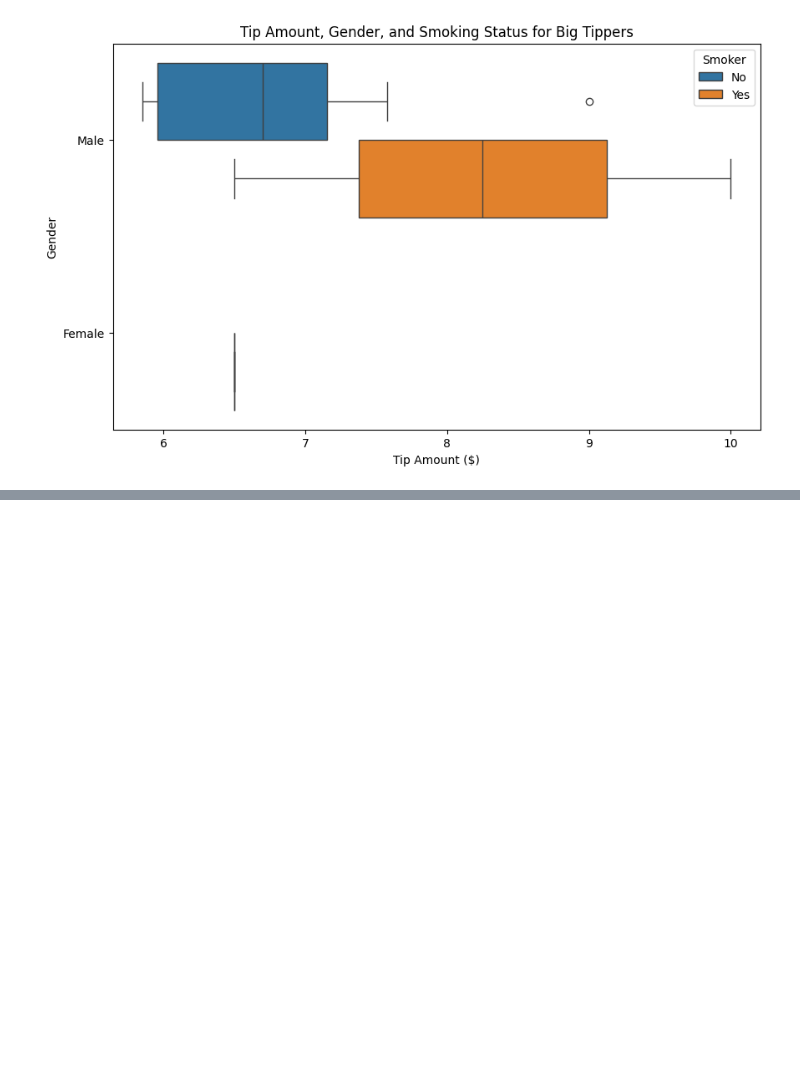
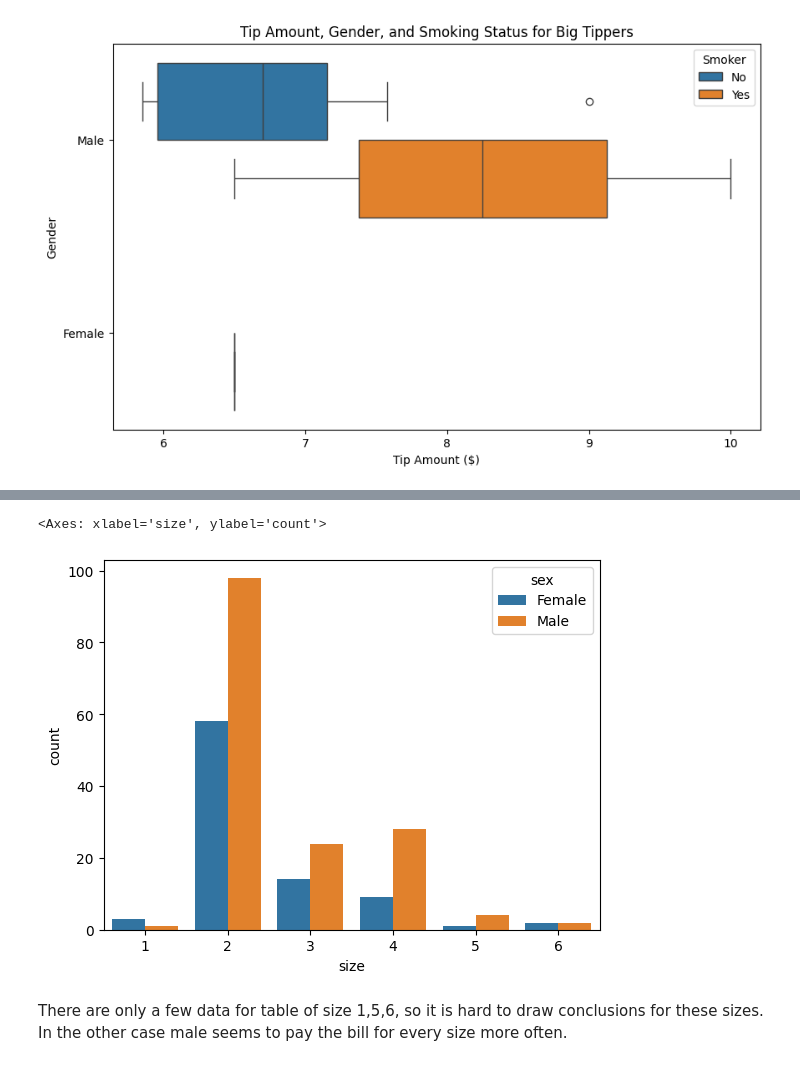
Before and after one commit to gabvyl/data-tips, a Jupyter notebook: TP_Tips.ipynb, the cells around one changed output, grey strips where cells are left out. Drawn from its saved outputs; the diff is of its cells as text; code cells hidden in the pictures; blank space fills up the shorter version.

```diff
--- a/TP_Tips.ipynb
+++ b/TP_Tips.ipynb
@@ -1111,0 +1122,7 @@ plt.show()
+# %%
+sns.countplot(x='size',hue= 'sex',data=data_tips)
+# %% [output]
+<Axes: xlabel='size', ylabel='count'>
+[figure, added]
+# %% [markdown]
+There are only a few data for table of size 1,5,6, so it is hard to draw conclusions for these sizes. In the other case male seems to pay the bill for every size more often.
```
Also changed, not shown: parts of 5 cells of this notebook.
